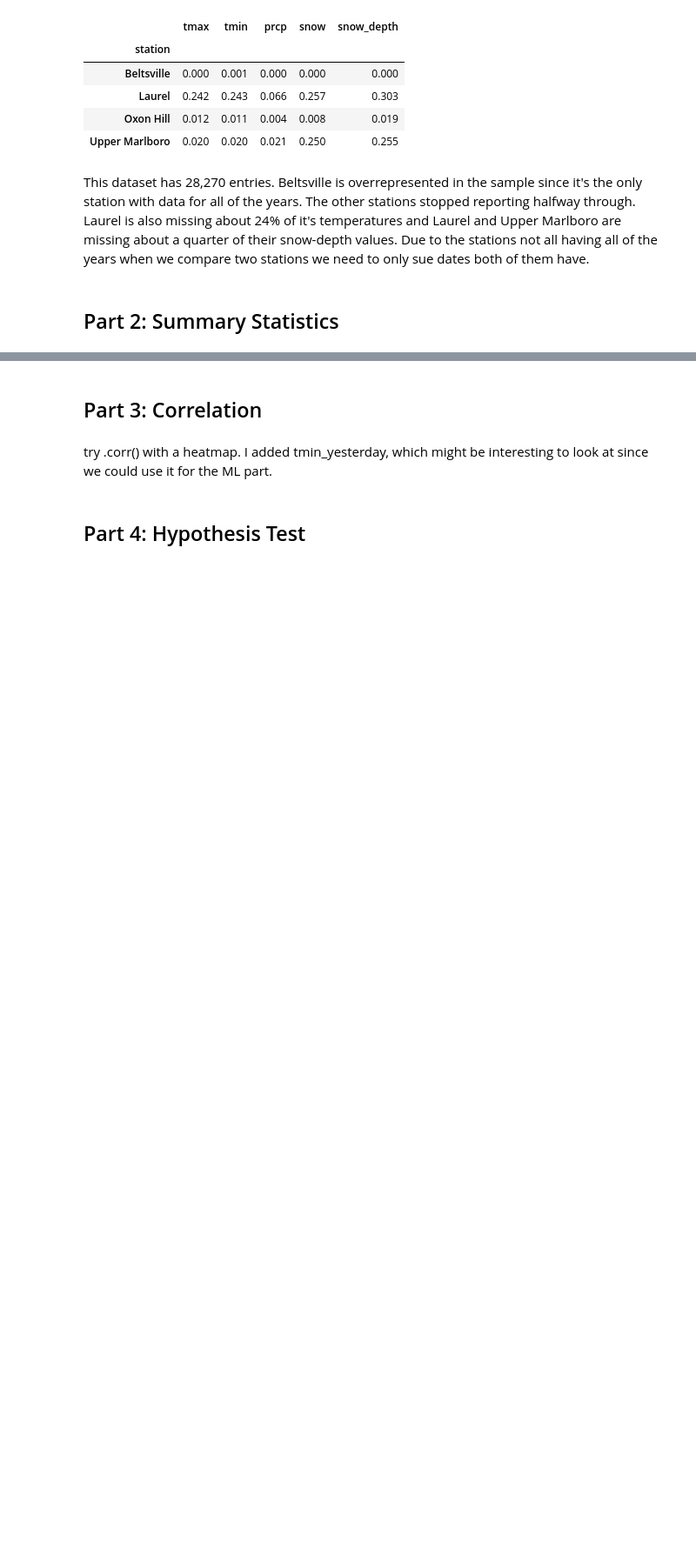
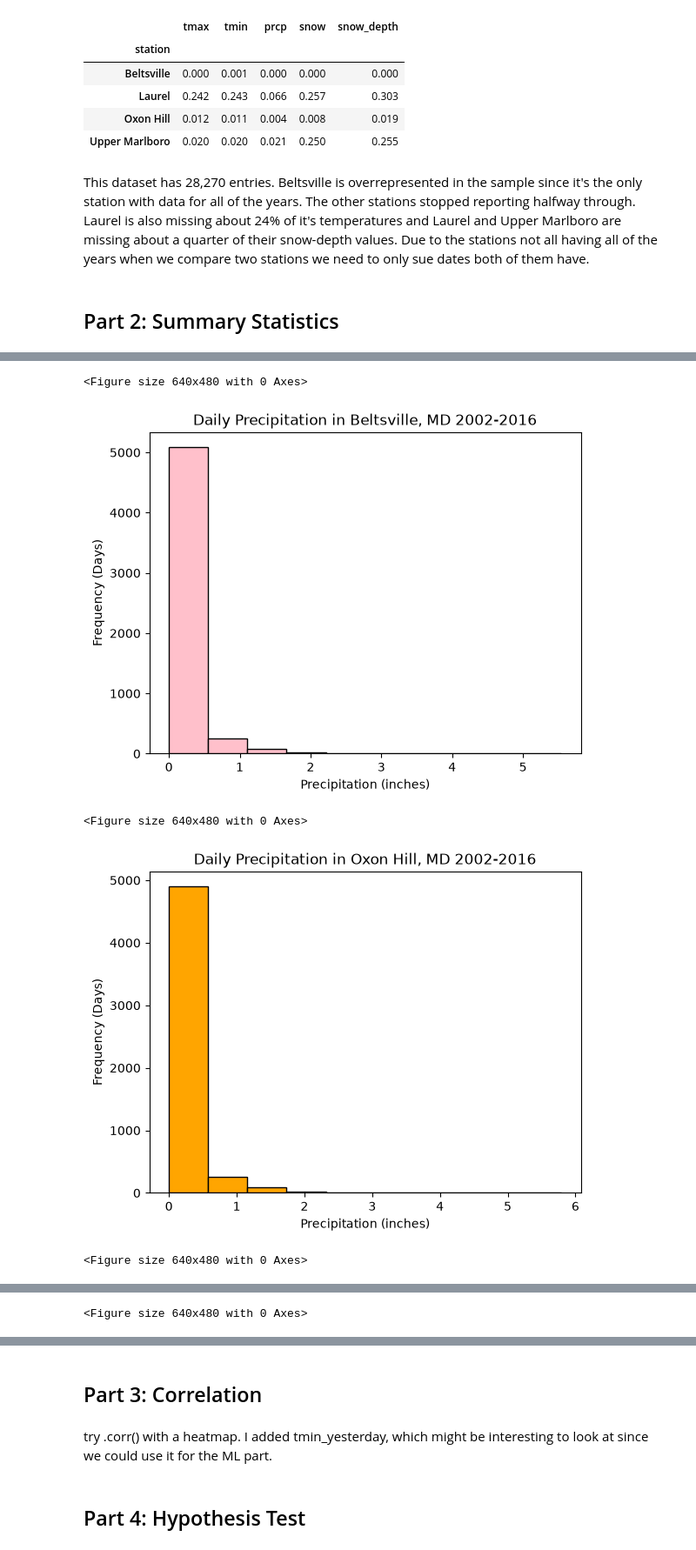
Before and after one commit to deebee27/CMSC320-Final-Project, a Jupyter notebook: checkpoint2.ipynb, the cells around one changed output, grey strips where cells are left out. Shown at 87% size. Drawn from its saved outputs; the diff is of its cells as text; code cells hidden in the pictures; blank space fills up the shorter version.

```diff
--- a/checkpoint2.ipynb
+++ b/checkpoint2.ipynb
@@ -153,0 +349,47 @@ maybe compare average temps/rain by station or month, and check for outliers. FY
+# %%
+#Grouped histograms per station
+#to get rid of the extra data Beltsville has we'll just filter down to the range they all generally have data for, which is 2002-2016, as we saw in the EDA section above
+
+newdf = df[(df['year'] >= 2002) & (df['year'] <= 2016)]
+
+#average temperature range
+stationsprcp = newdf.groupby('station')[['prcp']]
+
+beltsvilleprcp = stationsprcp.get_group('Beltsville')
+oxonhillprcp = stationsprcp.get_group('Oxon Hill')
+uppermarlboroprcp = stationsprcp.get_group('Upper Marlboro')
+laurelprcp = stationsprcp.get_group('Laurel')
+
+plt.figure()
+beltsvilleprcp.hist(grid=False, edgecolor='black', color='pink')
+plt.xlabel('Precipitation (inches)')
+plt.ylabel('Frequency (Days)')
+plt.title('Daily Precipitation in Beltsville, MD 2002-2016')
+plt.show()
+
+plt.figure()
+oxonhillprcp.hist(grid=False, edgecolor='black', color='orange')
+plt.xlabel('Precipitation (inches)')
+plt.ylabel('Frequency (Days)')
+plt.title('Daily Precipitation in Oxon Hill, MD 2002-2016')
+plt.show()
+
+plt.figure()
+uppermarlboroprcp.hist(grid=False, edgecolor='black', color='green')
+plt.xlabel('Precipitation (inches)')
+plt.ylabel('Frequency (Days)')
+plt.title('Daily Precipitation in Upper Marlboro, MD 2002-2016')
+plt.show()
+
+plt.figure()
+laurelprcp.hist(grid=False, edgecolor='black', color='purple')
+plt.xlabel('Precipitation (inches)')
+plt.ylabel('Frequency (Days)')
+plt.title('Daily Precipitation in Laurel, MD 2002-2016')
+plt.show()
+# %% [output]
+<Figure size 640x480 with 0 Axes>
+[figure, added]
+<Figure size 640x480 with 0 Axes>
+[figure, added]
+<Figure size 640x480 with 0 Axes>
@@ -153,0 +397 @@ maybe compare average temps/rain by station or month, and check for outliers. FY
+<Figure size 640x480 with 0 Axes>
```
Also changed, not shown: parts of 38 cells of this notebook.
